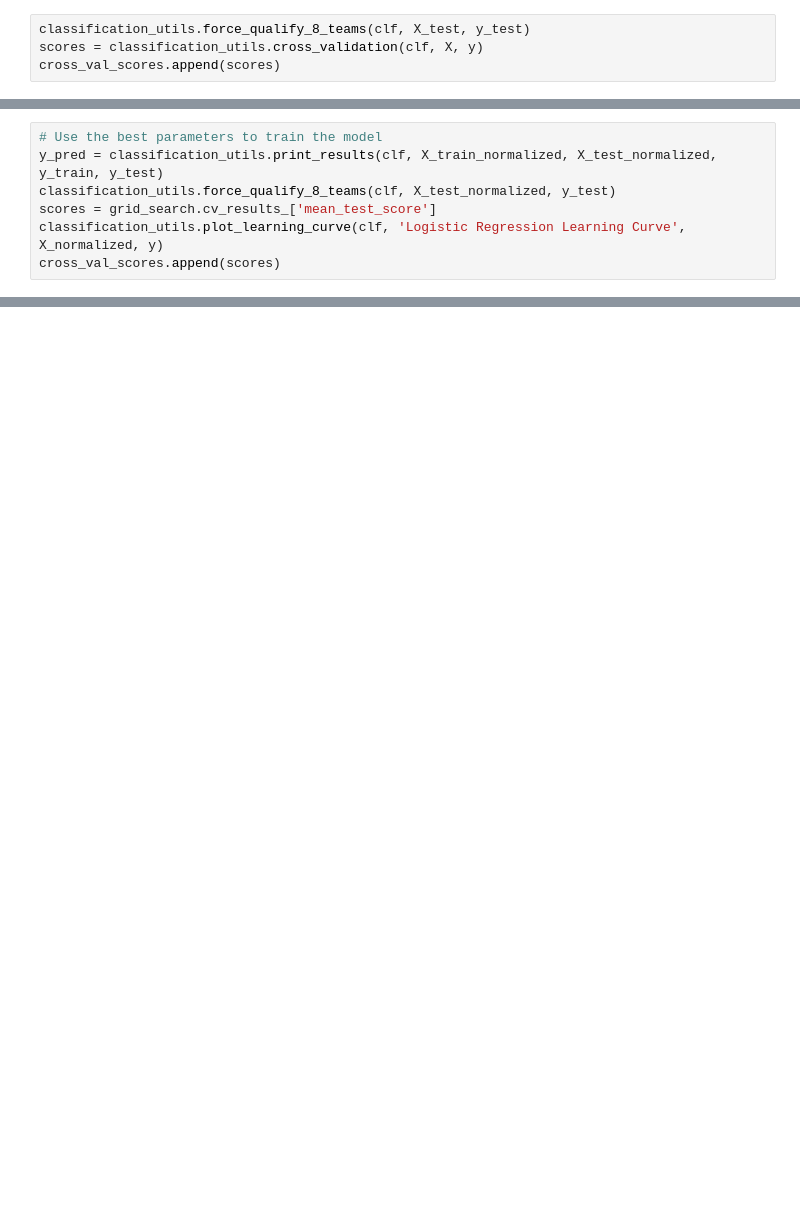
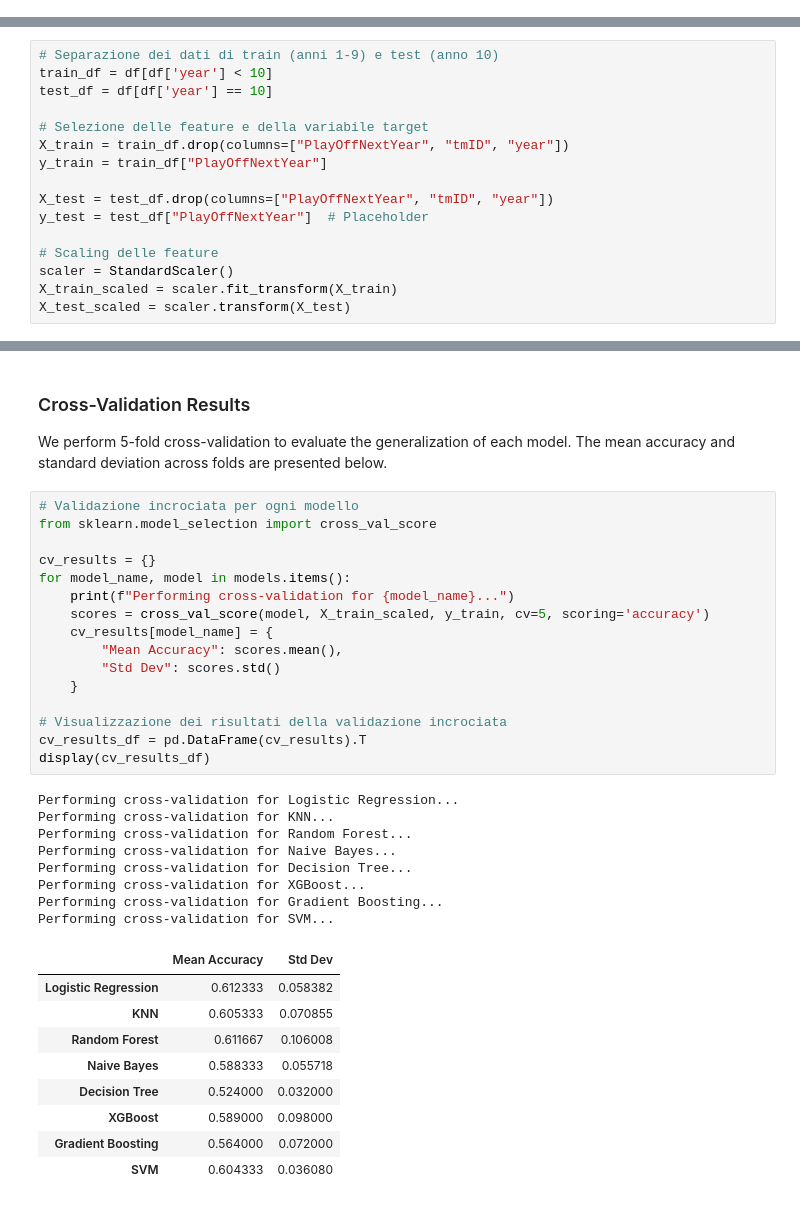
Before and after one commit to LukeDP/ML_G47, a Jupyter notebook: Code/4.Classification/classification.ipynb, the cells around one changed output, grey strips where cells are left out. Saved outputs shown, nothing was run; the diff lists cells and outputs as text; blank space fills up the shorter version.

```diff
--- a/Code/4.Classification/classification.ipynb
+++ b/Code/4.Classification/classification.ipynb
@@ -54,4 +0,0 @@ Accuracy: 1.0
-# %%
-classification_utils.force_qualify_8_teams(clf, X_test, y_test)
-scores = classification_utils.cross_validation(clf, X, y)
-cross_val_scores.append(scores)
@@ -499,7 +0,0 @@ Best Estimator: LogisticRegression(C=1, class_weight='balanced', penalty='l1',
-# %%
-# Use the best parameters to train the model
-y_pred = classification_utils.print_results(clf, X_train_normalized, X_test_normalized, y_train, y_test)
-classification_utils.force_qualify_8_teams(clf, X_test_normalized, y_test)
-scores = grid_search.cv_results_['mean_test_score']
-classification_utils.plot_learning_curve(clf, 'Logistic Regression Learning Curve', X_normalized, y)
-cross_val_scores.append(scores)
@@ -542,0 +18,16 @@ TypeError: cross_validation() got an unexpected keyword argument 'output'
+# %%
+# Separazione dei dati di train (anni 1-9) e test (anno 10)
+train_df = df[df['year'] < 10]
+test_df = df[df['year'] == 10]
+
+# Selezione delle feature e della variabile target
+X_train = train_df.drop(columns=["PlayOffNextYear", "tmID", "year"])
+y_train = train_df["PlayOffNextYear"]
+
+X_test = test_df.drop(columns=["PlayOffNextYear", "tmID", "year"])
+y_test = test_df["PlayOffNextYear"]  # Placeholder
+
+# Scaling delle feature
+scaler = StandardScaler()
+X_train_scaled = scaler.fit_transform(X_train)
+X_test_scaled = scaler.transform(X_test)
@@ -542,0 +94,37 @@ TypeError: cross_validation() got an unexpected keyword argument 'output'
+# %% [markdown]
+### Cross-Validation Results
+We perform 5-fold cross-validation to evaluate the generalization of each model. The mean accuracy and standard deviation across folds are presented below.
+# %%
+# Validazione incrociata per ogni modello
+from sklearn.model_selection import cross_val_score
+
+cv_results = {}
+for model_name, model in models.items():
+    print(f"Performing cross-validation for {model_name}...")
+    scores = cross_val_score(model, X_train_scaled, y_train, cv=5, scoring='accuracy')
+    cv_results[model_name] = {
+        "Mean Accuracy": scores.mean(),
+        "Std Dev": scores.std()
+    }
+
+# Visualizzazione dei risultati della validazione incrociata
+cv_results_df = pd.DataFrame(cv_results).T
+display(cv_results_df)
+# %% [output]
+Performing cross-validation for Logistic Regression...
+Performing cross-validation for KNN...
+Performing cross-validation for Random Forest...
+Performing cross-validation for Naive Bayes...
+Performing cross-validation for Decision Tree...
+Performing cross-validation for XGBoost...
+Performing cross-validation for Gradient Boosting...
+Performing cross-validation for SVM...
+|  | Mean Accuracy | Std Dev |
+| Logistic Regression | 0.612333 | 0.058382 |
+| KNN | 0.605333 | 0.070855 |
+| Random Forest | 0.611667 | 0.106008 |
+| Naive Bayes | 0.588333 | 0.055718 |
+| Decision Tree | 0.524000 | 0.032000 |
+| XGBoost | 0.589000 | 0.098000 |
+| Gradient Boosting | 0.564000 | 0.072000 |
+| SVM | 0.604333 | 0.036080 |
```
Also changed, not shown: parts of 45 cells of this notebook, 5 other files.
